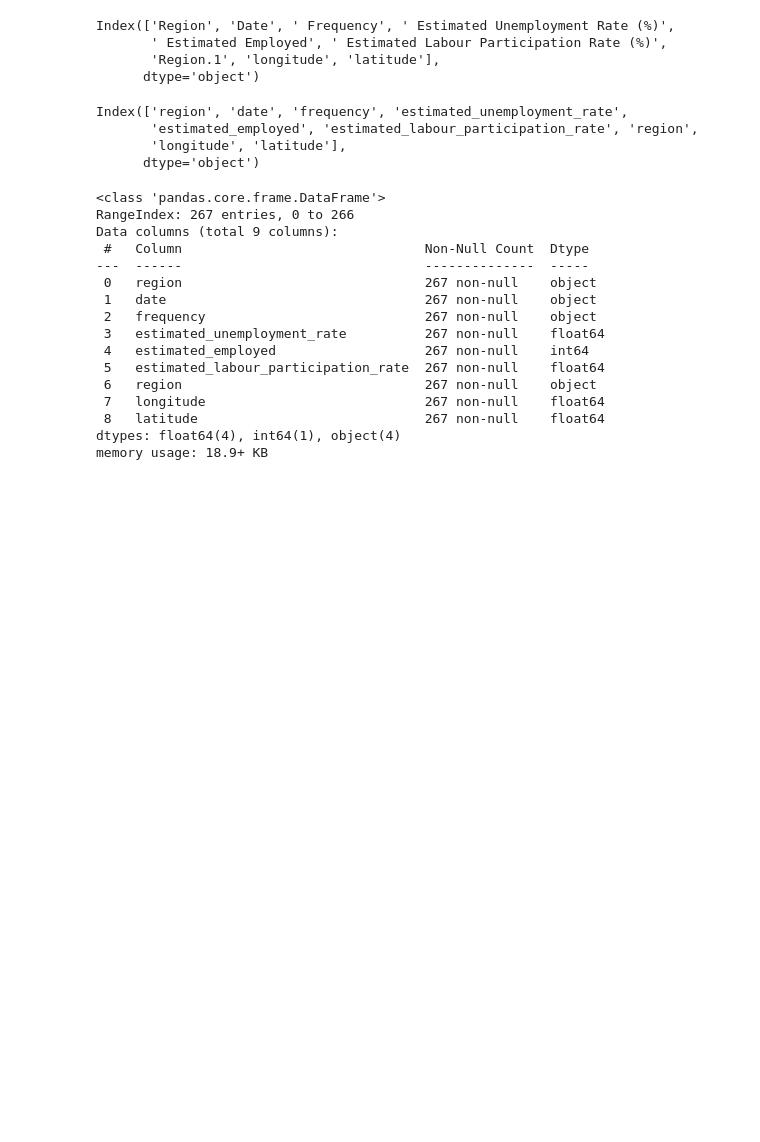
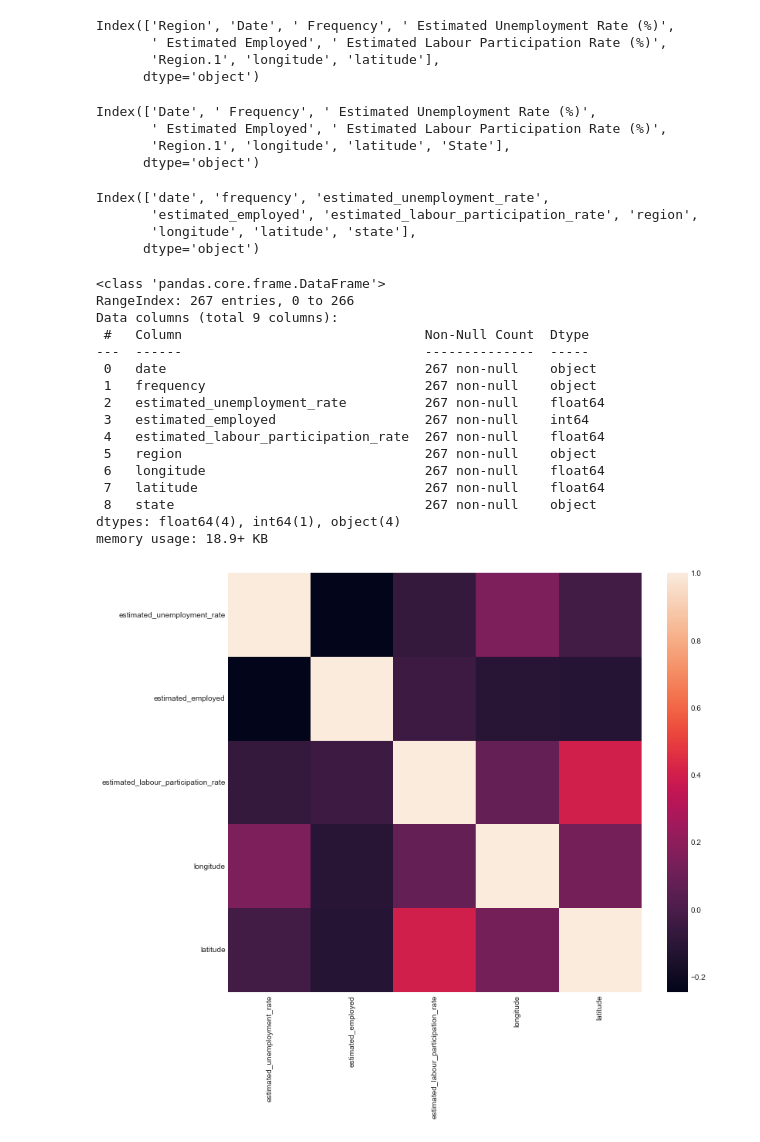
Before and after one commit to ram-polisetti/DataScience, a Jupyter notebook: UnemploymentAnalysis/UnemploymentAnalysis.ipynb, the cells around one changed output. Drawn from its saved outputs; the diff is of its cells as text; code cells hidden in the pictures; blank space fills up the shorter version.

```diff
--- a/UnemploymentAnalysis/UnemploymentAnalysis.ipynb
+++ b/UnemploymentAnalysis/UnemploymentAnalysis.ipynb
@@ -44,13 +44,22 @@ Index(['Region', 'Date', ' Frequency', ' Estimated Unemployment Rate (%)',
        ' Estimated Employed', ' Estimated Labour Participation Rate (%)',
        'Region.1', 'longitude', 'latitude'],
       dtype='object')
+# %%
+unemployment_data['State'] = unemployment_data.Region
+unemployment_data.drop(['Region'], axis=1, inplace=True)
+unemployment_data.columns
+# %% [output]
+Index(['Date', ' Frequency', ' Estimated Unemployment Rate (%)',
+       ' Estimated Employed', ' Estimated Labour Participation Rate (%)',
+       'Region.1', 'longitude', 'latitude', 'State'],
+      dtype='object')
 # %%
 unemployment_data.columns = unemployment_data.columns.str.strip('(%)').str.strip('.1').str.strip().str.lower().str.replace(" ", "_")
 unemployment_data.columns
 # %% [output]
-Index(['region', 'date', 'frequency', 'estimated_unemployment_rate',
+Index(['date', 'frequency', 'estimated_unemployment_rate',
        'estimated_employed', 'estimated_labour_participation_rate', 'region',
-       'longitude', 'latitude'],
+       'longitude', 'latitude', 'state'],
       dtype='object')
 # %%
 unemployment_data.info()
@@ -60,14 +69,21 @@ RangeIndex: 267 entries, 0 to 266
 Data columns (total 9 columns):
  #   Column                               Non-Null Count  Dtype
 ---  ------                               --------------  -----
- 0   region                               267 non-null    object
- 1   date                                 267 non-null    object
- 2   frequency                            267 non-null    object
- 3   estimated_unemployment_rate          267 non-null    float64
- 4   estimated_employed                   267 non-null    int64
- 5   estimated_labour_participation_rate  267 non-null    float64
- 6   region                               267 non-null    object
- 7   longitude                            267 non-null    float64
- 8   latitude                             267 non-null    float64
+ 0   date                                 267 non-null    object
+ 1   frequency                            267 non-null    object
+ 2   estimated_unemployment_rate          267 non-null    float64
+ 3   estimated_employed                   267 non-null    int64
+ 4   estimated_labour_participation_rate  267 non-null    float64
+ 5   region                               267 non-null    object
+ 6   longitude                            267 non-null    float64
+ 7   latitude                             267 non-null    float64
+ 8   state                                267 non-null    object
 dtypes: float64(4), int64(1), object(4)
 memory usage: 18.9+ KB
+# %%
+plt.style.use('seaborn-whitegrid')
+plt.figure(figsize=(12, 10))
+sns.heatmap(unemployment_data.corr())
+plt.show()
+# %% [output]
+[figure, added]
```
Also changed, not shown: parts of 4 cells of this notebook.
